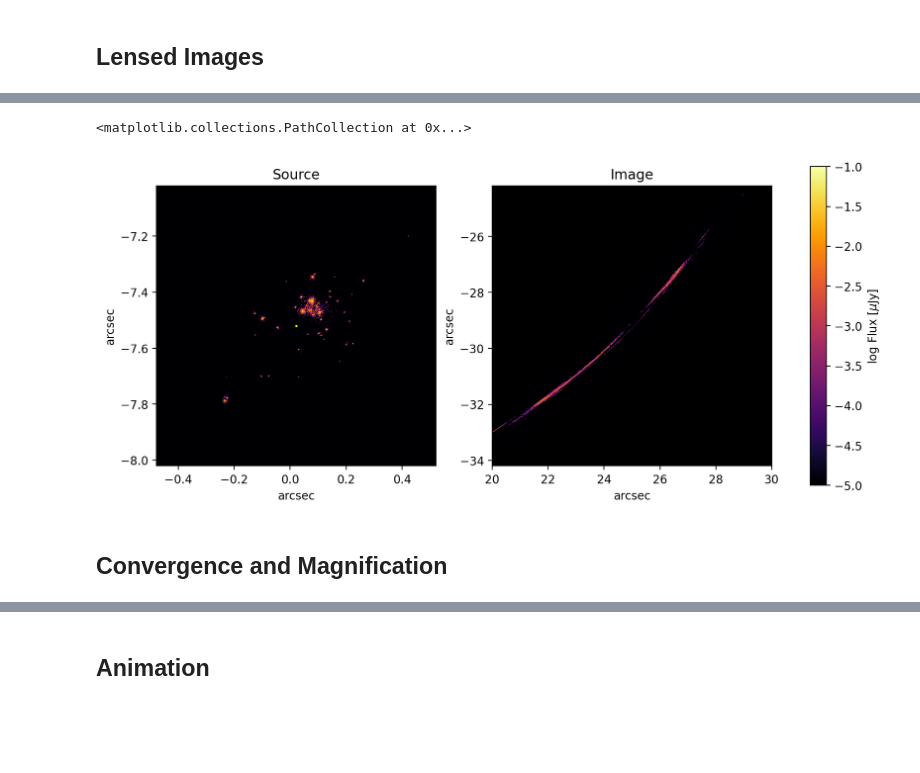
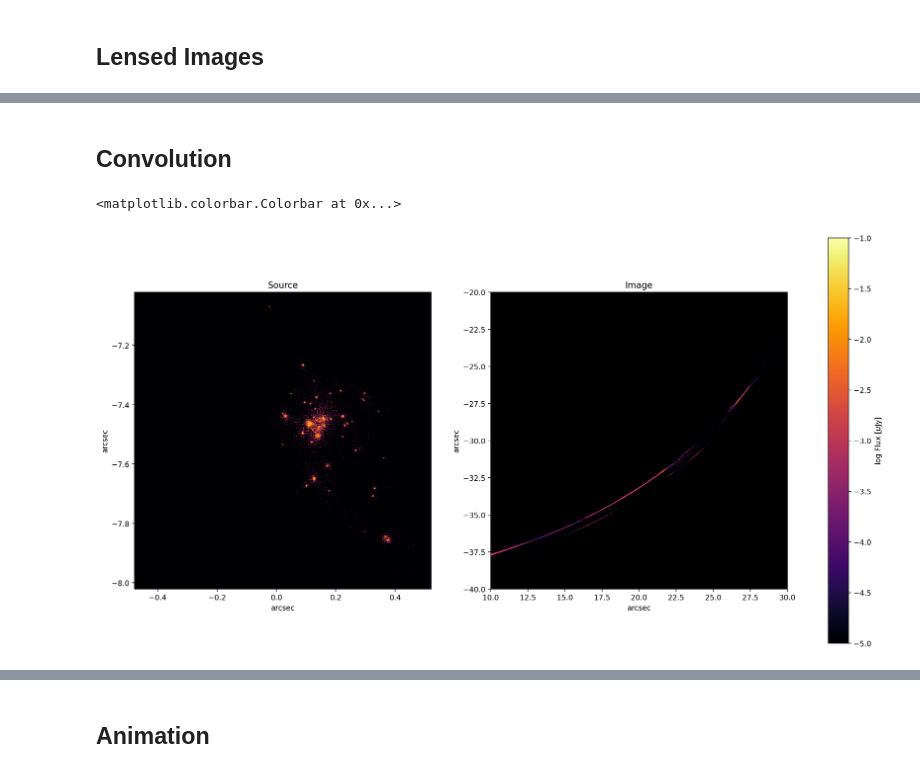
Before and after one commit to syp2001/gravitational-lensing, a Jupyter notebook: Lensing.ipynb, the cells around one changed output, grey strips where cells are left out. Drawn from its saved outputs; the diff is of its cells as text; code cells hidden in the pictures; blank space fills up the shorter version.

```diff
--- a/Lensing.ipynb
+++ b/Lensing.ipynb
@@ -90,9 +100,9 @@ galaxy_image = al.Array2D.from_fits(
 source_pix = galaxy_image.shape_native[0]
 source_fov = source_pix*galaxy_image.pixel_scale
 
-image_center = (-29.2,25)
+image_center = (-30,20)
 detector_arcsec_per_pxl = 0.005
-reco_image_fov = 10  # arcsec on one side
+reco_image_fov = 20  # arcsec on one side
 image_pix = int(reco_image_fov / detector_arcsec_per_pxl)
 
 # define source plane
@@ -127,23 +253,22 @@ ax[0].scatter(source_center[1],source_center[0],color="yellow",s=1)
+# %% [markdown]
+## Convolution
 # %%
-galaxy_center = (0.015,0.015) # relative to center of source plane
-galaxy_angle = -70
+galaxy_center = (0,0.15) # relative to center of source plane
+galaxy_angle = 5
 
 # rotate and shift image
 transform = transform_image(galaxy_image, galaxy_angle, galaxy_center, galaxy_image.pixel_scale)
 
 # lens image
 lensed_image = ndimage.map_coordinates(transform, traced_grid, order=1, cval=float('nan'))
 lensed_image = np.reshape(lensed_image, (-1, int(reco_image_fov / detector_arcsec_per_pxl)))
 
 # plot source image
-fig, ax = plt.subplots(1, 2, figsize=(12, 5), dpi=200)
+fig, ax = plt.subplots(1, 2, figsize=(20, 10), dpi=200)
+
 im1 = plot_image(transform,source_center,source_fov,ax[0],"Source")
 im2 = plot_image(lensed_image,image_center,reco_image_fov,ax[1],"Image")
 fig.colorbar(im2, ax=ax, label="log Flux [$\mu$Jy]")
-# plot center of source plane
-ax[0].scatter(source_center[1],source_center[0],color="yellow",s=1)
 # %% [output]
-<matplotlib.collections.PathCollection at 0x...>
+<matplotlib.colorbar.Colorbar at 0x...>
-[figure, old version]
+[figure, new version]
-# %% [markdown]
-## Convergence and Magnification
```
Also changed, not shown: parts of 16 cells of this notebook, 7 other files.
